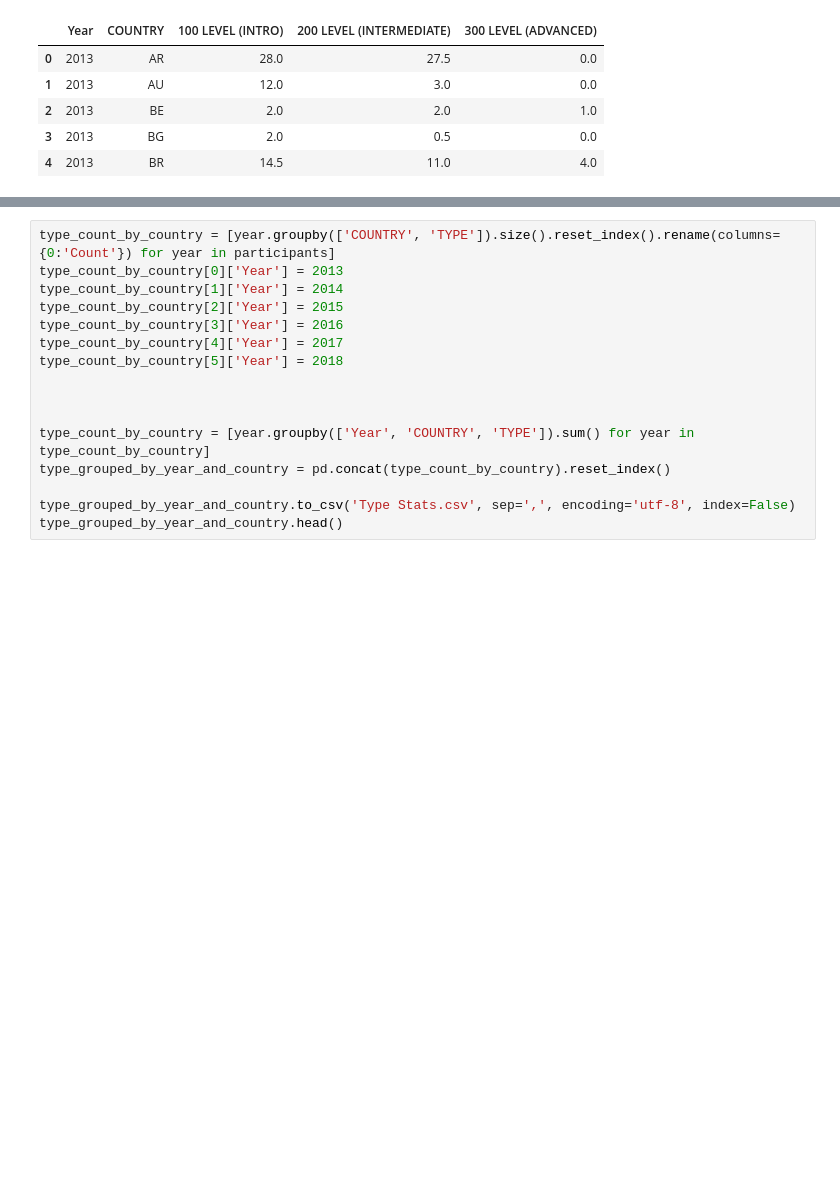
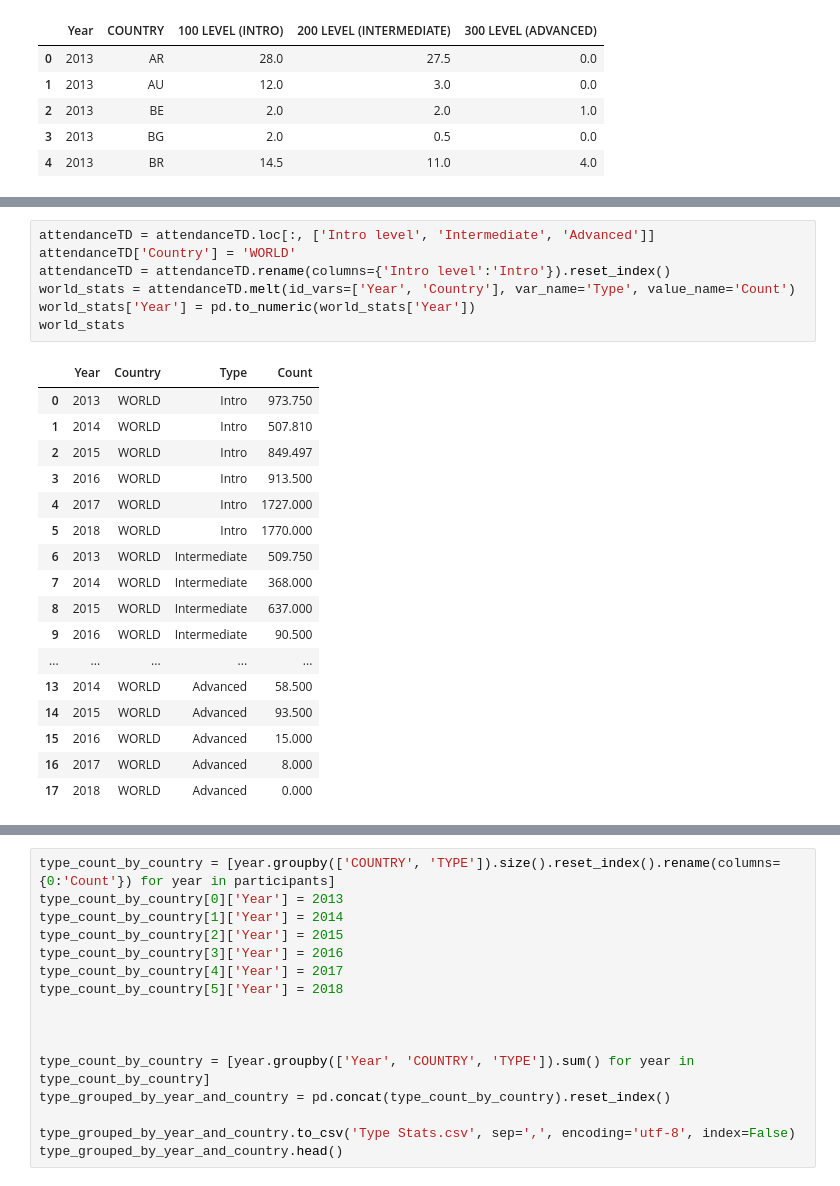
Before and after one commit to charlottegiseleweil/natcap-training-viz, a Jupyter notebook: Preprocessing/Preprocessing_shikhar.ipynb, the cells around one changed output, grey strips where cells are left out. Saved outputs shown, nothing was run; the diff lists cells and outputs as text; blank space fills up the shorter version.

```diff
--- a/Preprocessing/Preprocessing_shikhar.ipynb
+++ b/Preprocessing/Preprocessing_shikhar.ipynb
@@ -181,0 +316,25 @@ levels_grouped_by_year_and_country.head()
+# %%
+attendanceTD = attendanceTD.loc[:, ['Intro level', 'Intermediate', 'Advanced']]
+attendanceTD['Country'] = 'WORLD'
+attendanceTD = attendanceTD.rename(columns={'Intro level':'Intro'}).reset_index()
+world_stats = attendanceTD.melt(id_vars=['Year', 'Country'], var_name='Type', value_name='Count')
+world_stats['Year'] = pd.to_numeric(world_stats['Year'])
+world_stats
+# %% [output]
+|  | Year | Country | Type | Count |
+| 0 | 2013 | WORLD | Intro | 973.750 |
+| 1 | 2014 | WORLD | Intro | 507.810 |
+| 2 | 2015 | WORLD | Intro | 849.497 |
+| 3 | 2016 | WORLD | Intro | 913.500 |
+| 4 | 2017 | WORLD | Intro | 1727.000 |
+| 5 | 2018 | WORLD | Intro | 1770.000 |
+| 6 | 2013 | WORLD | Intermediate | 509.750 |
+| 7 | 2014 | WORLD | Intermediate | 368.000 |
+| 8 | 2015 | WORLD | Intermediate | 637.000 |
+| 9 | 2016 | WORLD | Intermediate | 90.500 |
+| ... | ... | ... | ... | ... |
+| 13 | 2014 | WORLD | Advanced | 58.500 |
+| 14 | 2015 | WORLD | Advanced | 93.500 |
+| 15 | 2016 | WORLD | Advanced | 15.000 |
+| 16 | 2017 | WORLD | Advanced | 8.000 |
+| 17 | 2018 | WORLD | Advanced | 0.000 |
```
Also changed, not shown: parts of 17 cells of this notebook, 2 other files.
